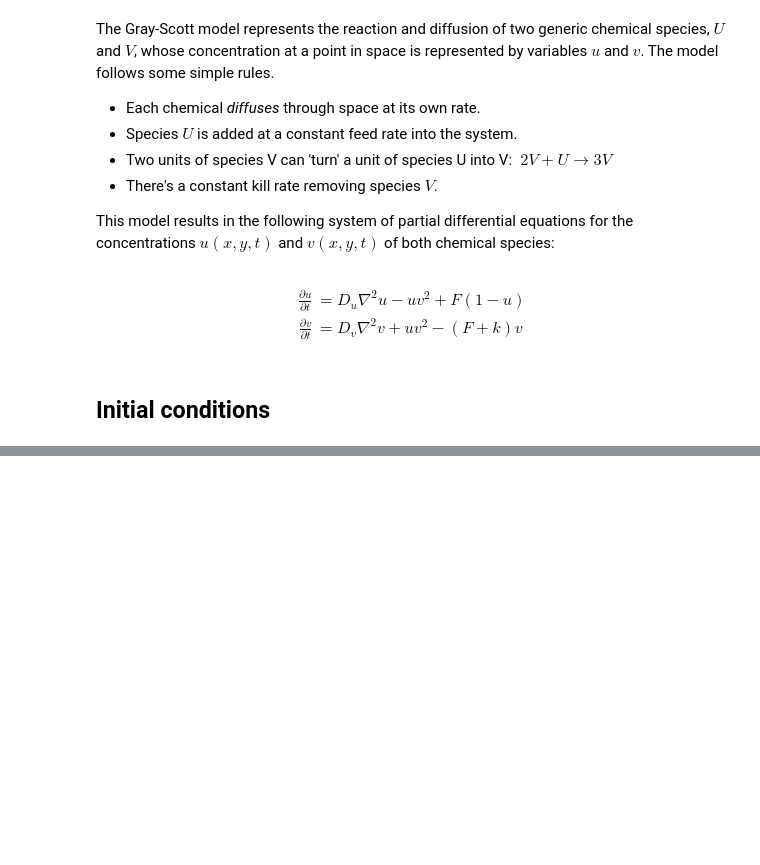
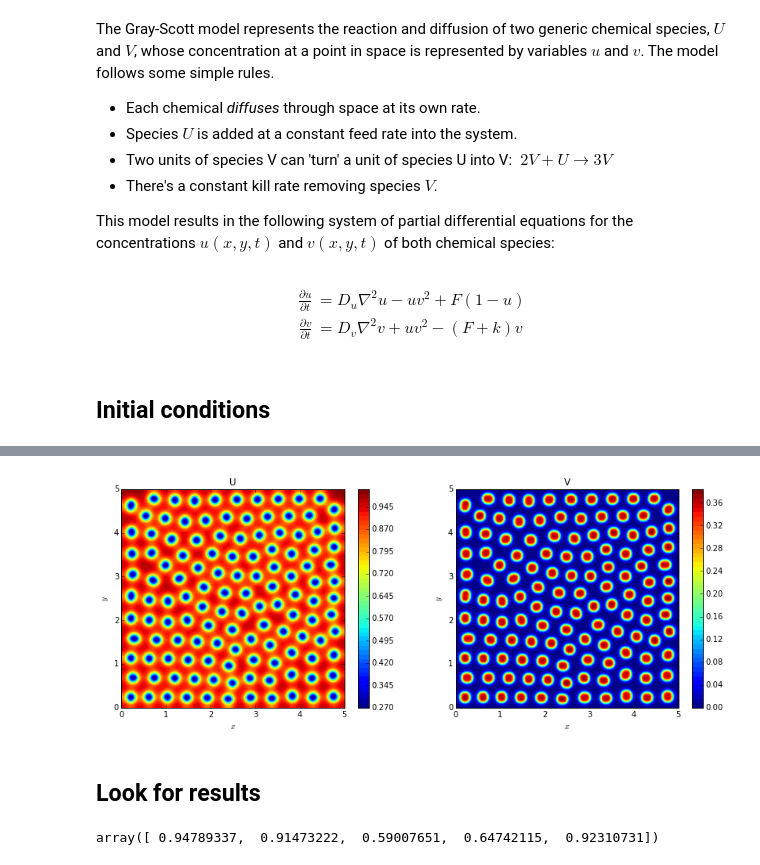
Before and after one commit to Ccaccia73/MAE6286-nb, a Jupyter notebook: 04_reaction_diffusion.ipynb, the cells around one changed output, grey strips where cells are left out. Saved outputs shown, nothing was run; the diff lists cells and outputs as text; code cells hidden in the pictures; blank space fills up the shorter version.

```diff
--- a/04_reaction_diffusion.ipynb
+++ b/04_reaction_diffusion.ipynb
@@ -41,0 +111,4 @@ V = uvinitial['V']
+# %%
+Uin = U.copy()
+Vin = V.copy()
+Ufin, Vfin = ftcs(Uin, Vin, Du, Dv, F, k, dt, nt, dh)
@@ -41,0 +117,27 @@ V = uvinitial['V']
+# %%
+x = np.linspace(0,L,n)
+y = np.linspace(0,L,n)
+# %%
+mx, my = np.meshgrid(x,y)
+# %%
+plt.figure(figsize=(14,5))
+plt.subplot(121)
+plt.contourf(my,mx,Ufin,50)
+plt.xlabel('$x$')
+plt.ylabel('$y$')
+plt.title('U')
+plt.colorbar();
+plt.subplot(122)
+plt.contourf(my,mx,Vfin,50)
+plt.xlabel('$x$')
+plt.ylabel('$y$')
+plt.title('V')
+plt.colorbar();
+# %% [output]
+[figure, added]
+# %% [markdown]
+## Look for results
+# %%
+Ufin[100,::40]
+# %% [output]
+array([ 0.94789337,  0.91473222,  0.59007651,  0.64742115,  0.92310731])
```
Also changed, not shown: parts of 12 cells of this notebook.
